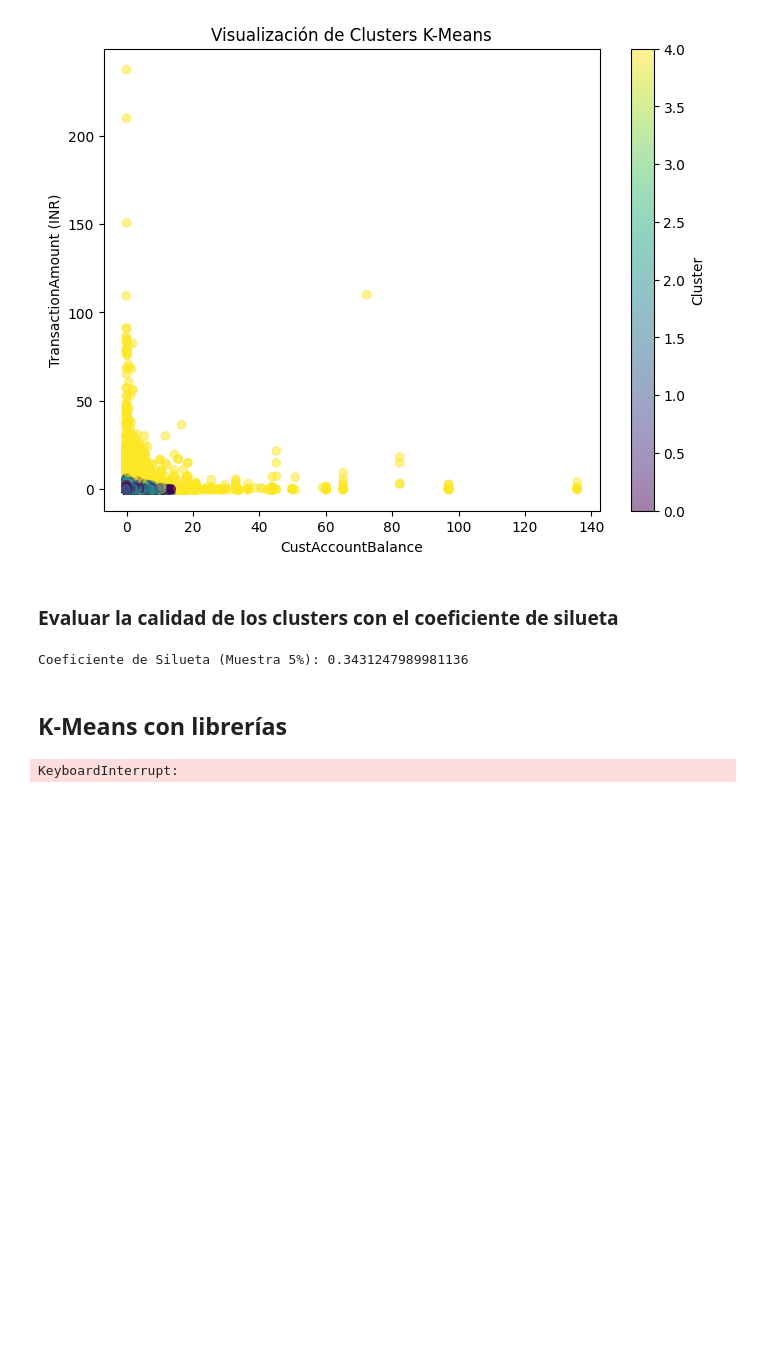
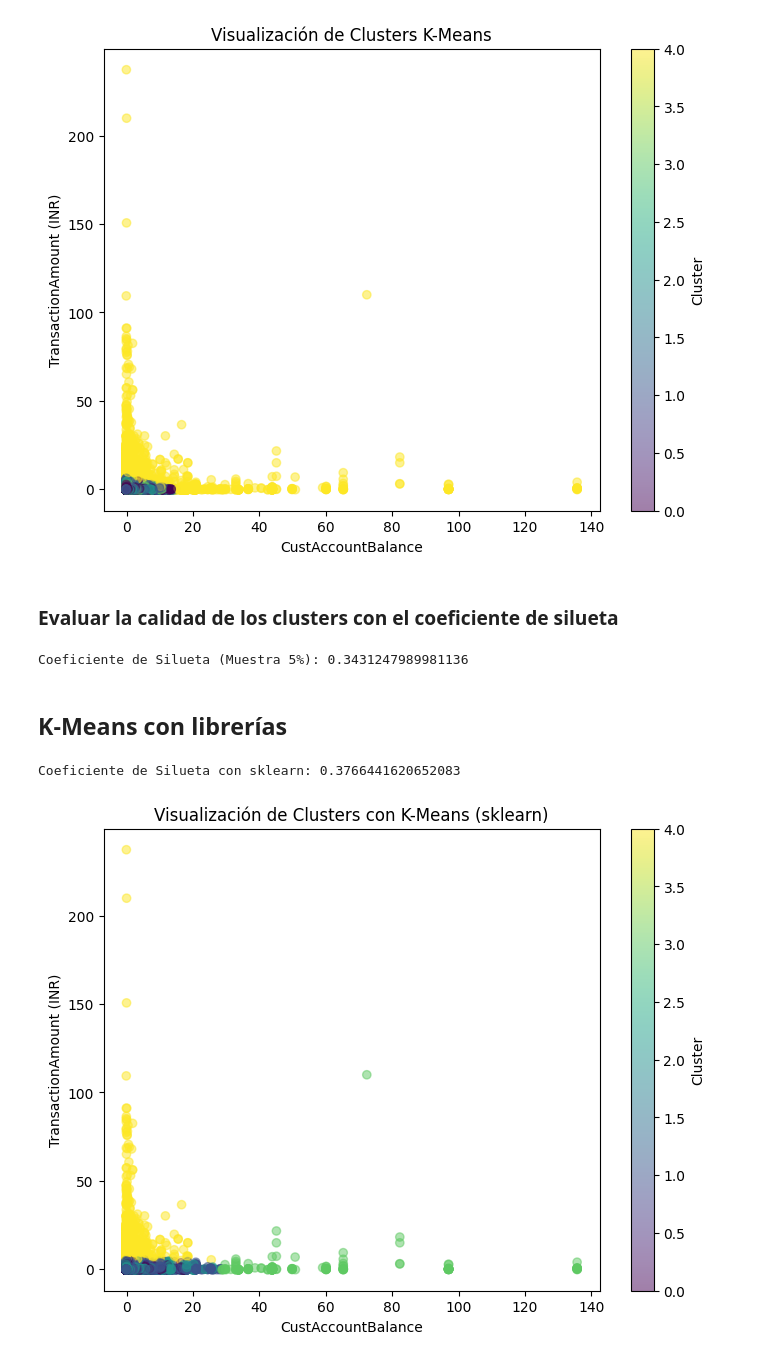
Before and after one commit to Hayser8/IALab4, a Jupyter notebook: lab.ipynb, the cells around one changed output. Drawn from its saved outputs; the diff is of its cells as text; code cells hidden in the pictures; blank space fills up the shorter version.

```diff
--- a/lab.ipynb
+++ b/lab.ipynb
@@ -296,17 +296,34 @@ Coeficiente de Silueta (Muestra 5%): 0.3431247989981136
 # %% [markdown]
 ## **K-Means con librerías**
 # %%
+import matplotlib.pyplot as plt
 from sklearn.cluster import KMeans
+from sklearn.metrics import silhouette_score
 
 # Entrenar K-Means con sklearn
 kmeans_sklearn = KMeans(n_clusters=5, random_state=42, n_init=10)
 kmeans_sklearn.fit(df_scaled.drop(columns=['Cluster']))
 
 # Calcular coeficiente de silueta con sklearn
 df_scaled['Cluster_sklearn'] = kmeans_sklearn.labels_
 df_sample = df_scaled.sample(frac=0.05, random_state=42)
 
 silhouette_sklearn = silhouette_score(df_sample.drop(columns=['Cluster_sklearn']), df_sample['Cluster_sklearn'])
 print(f'Coeficiente de Silueta con sklearn: {silhouette_sklearn}')
+
+# Gráfico de dispersión para visualizar los clusters
+feature_x = "CustAccountBalance"
+feature_y = "TransactionAmount (INR)"
+
+plt.figure(figsize=(8, 6))
+scatter = plt.scatter(
+    df_scaled[feature_x], df_scaled[feature_y], c=df_scaled["Cluster_sklearn"], cmap="viridis", alpha=0.5
+)
+plt.colorbar(scatter, label="Cluster")
+plt.xlabel(feature_x)
+plt.ylabel(feature_y)
+plt.title("Visualización de Clusters con K-Means (sklearn)")
+plt.show()
 # %% [output]
-KeyboardInterrupt:
+Coeficiente de Silueta con sklearn: 0.3766441620652083
+[figure, added]
```
Also changed, not shown: parts of 15 cells of this notebook.
